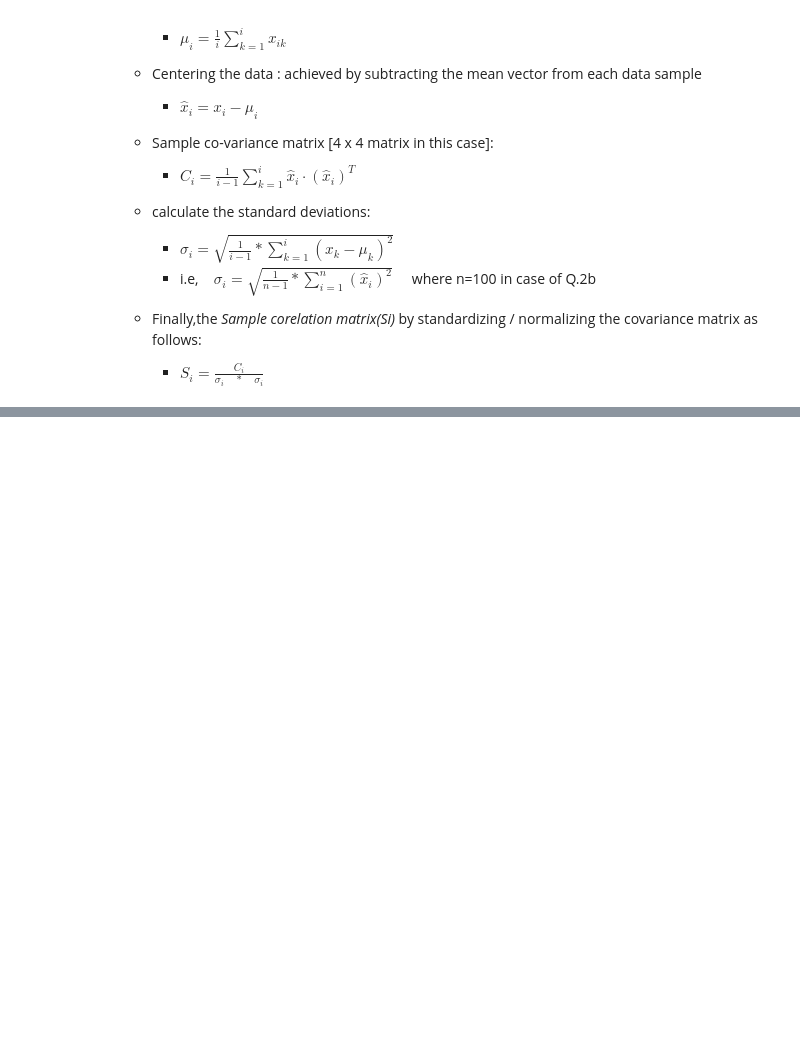
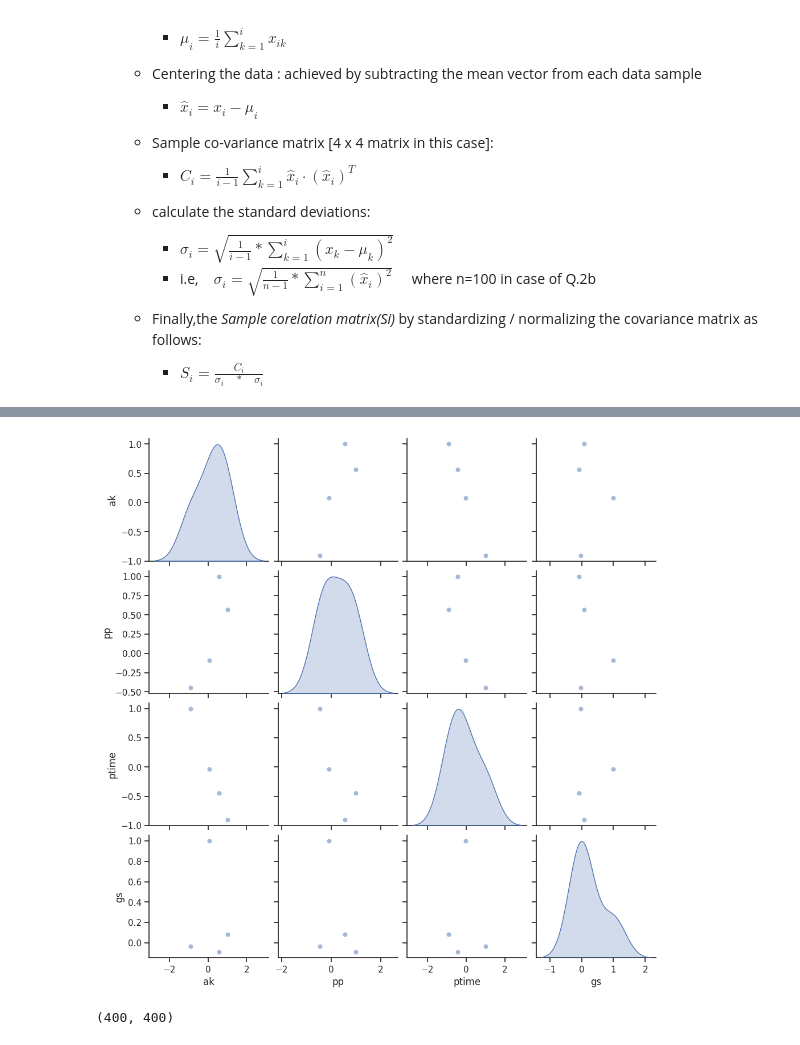
Before and after one commit to bananighosh/Fall-2023-NYU-AI, a Jupyter notebook: assignment_1/Copy_of_CS_GY661_AI_Probability_Assignment.ipynb, the cells around one changed output, grey strips where cells are left out. Drawn from its saved outputs; the diff is of its cells as text; code cells hidden in the pictures; blank space fills up the shorter version.

```diff
--- a/assignment_1/Copy_of_CS_GY661_AI_Probability_Assignment.ipynb
+++ b/assignment_1/Copy_of_CS_GY661_AI_Probability_Assignment.ipynb
@@ -215,0 +260,3 @@ plot.show()
+# %%
+new_mean = df_all_new.mean()
+new_mean
@@ -215,0 +269,31 @@ plot.show()
+# %%
+n = 100
+for i in range(1, n + 1):
+  np.random.seed(1234)
+  global sample_corr_mat
+  global new_cov
+  xi = np.random.multivariate_normal(new_mean, new_sigma, size = n)
+
+  df_xi = pd.DataFrame(xi, columns=new_sigma.columns)
+
+  # Append the new data to the streaming data frame
+  new_cov = new_sigma.append(df_xi, ignore_index=True)
+  # new_sigma = pd.concat([new_sigma, df_xi], ignore_index=True)
+
+  # condidering the most recent set of data
+  if len(new_cov) > n:
+      new_cov = new_cov.tail(n)
+
+  # correlation matrix for the new set
+  new_correlation_matrix = new_cov.corr()
+
+# new_correlation_matrix
+  # Update the correlation matrix using the recursive formula
+    # Si = (i-1)/i * S{i-1} + (1/i) * ((xi - mean(xi)) * (xi - mean(xi))^T)
+  # new_Si = ((i - 1) / i) * new_correlation_matrix + (1 / i) * np.outer(xi - np.mean(xi), xi - np.mean(xi))
+
+  # # Updating the global correlation matrix using a recursive formula
+  learning_rate = 1 / i # 0.01
+  sample_corr_mat = (1 - learning_rate) * sample_corr_mat + learning_rate * new_correlation_matrix
+sample_corr_mat.columns
+learning_rate
@@ -215,0 +302,4 @@ plot.show()
+# %%
+# df_recursive = pd.DataFrame(new_cov)
+df_recursive = pd.DataFrame(sample_corr_mat)
+df_recursive
@@ -215,0 +312,40 @@ plot.show()
+# %%
+sns.set(style='ticks')
+sns.pairplot(df_recursive, diag_kind="kde", markers="o", plot_kws={'alpha': 0.5})
+plot.show()
+# %% [output]
+[figure, added]
+# %%
+n = 100
+Si = None
+for i in range(1, n + 1):
+  np.random.seed(1234)
+  xi = np.random.multivariate_normal(new_mean, new_sigma, size = n)
+  # df_xi = pd.DataFrame(xi, columns=new_sigma.columns)
+
+  # # Append the new data to the streaming data frame
+  # new_cov = new_sigma.append(df_xi, ignore_index=True)
+  # # new_sigma = pd.concat([new_sigma, df_xi], ignore_index=True)
+
+  # # condidering the most recent set of data
+  # if len(new_cov) > n:
+  #     new_cov = new_cov.tail(n)
+
+  # # correlation matrix for the new set
+  # S = new_cov.corr()
+
+  # Update the correlation matrix using the recursive formula
+  # Si = (i-1)/i * S{i-1} + (1/i) * ((xi - mean(xi)) * (xi - mean(xi))^T)
+  # new_Si = ((i - 1) / i) * new_correlation_matrix + (1 / i) * np.outer(xi - np.mean(xi), xi - np.mean(xi))
+
+  learning_rate = 1 / i
+  delta_xi = xi - np.mean(xi)
+  delta_Si = np.outer(delta_xi, delta_xi) / i
+  if Si is None:
+        Si = delta_Si
+  else:
+        Si = ((i - 1) / i) * Si + (1 / i) * delta_Si
+
+delta_Si.shape
+# %% [output]
+(400, 400)
```
Also changed, not shown: parts of 14 cells of this notebook.
